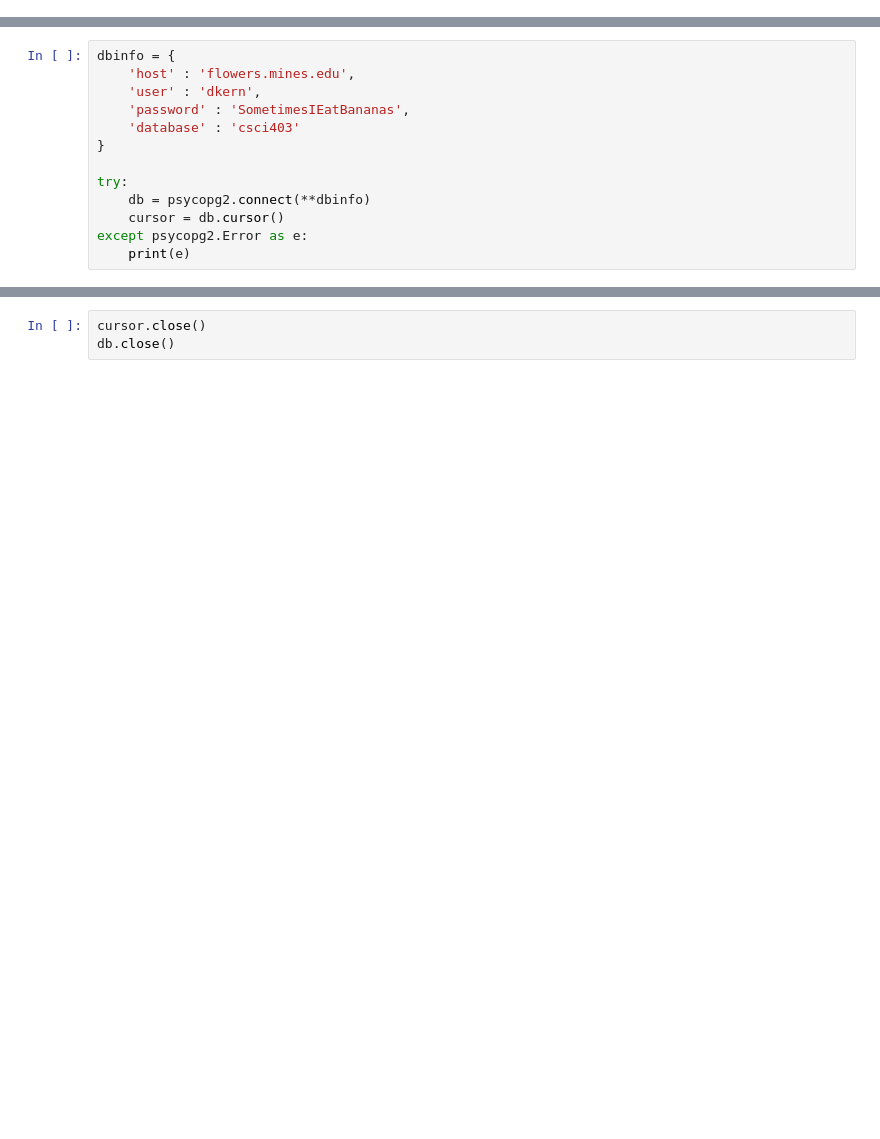
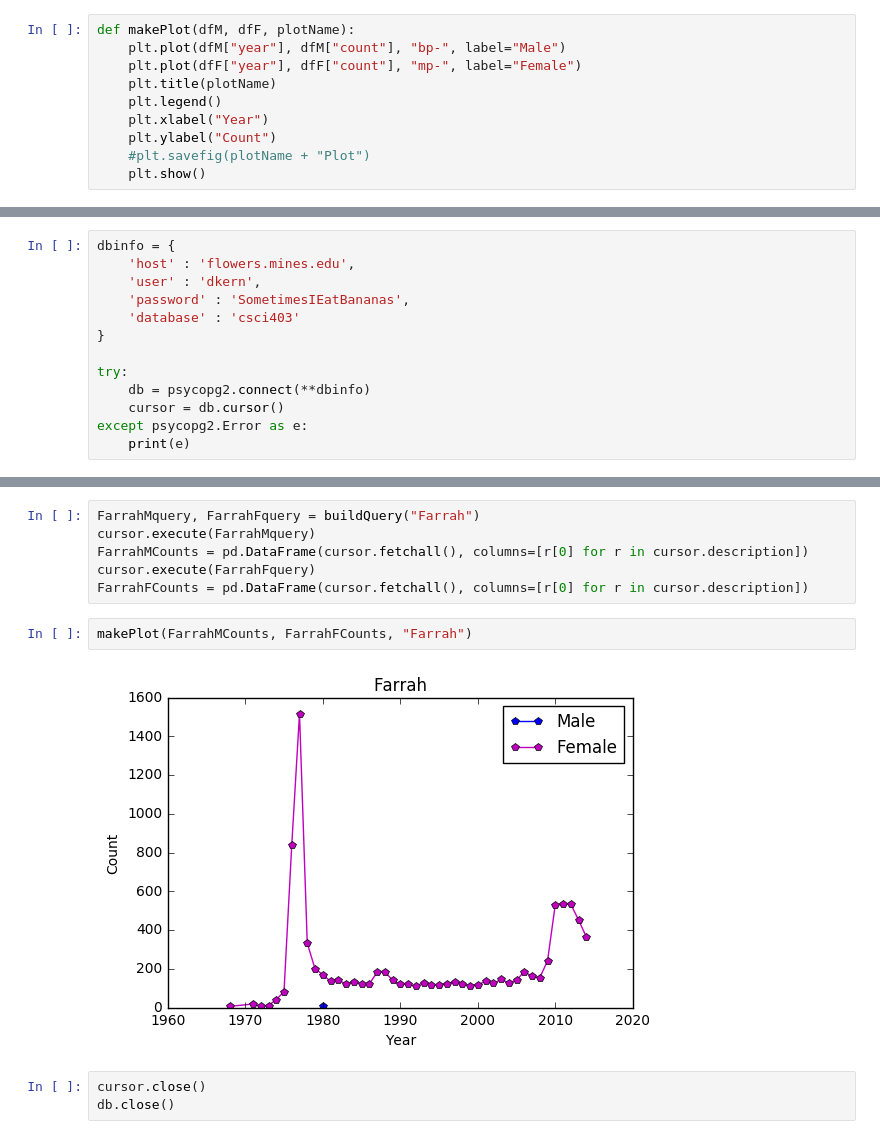
Before and after one commit to hannabarr/DatabasesFinalProject, a Jupyter notebook: FinalProject.ipynb, the cells around one changed output, grey strips where cells are left out. Saved outputs shown, nothing was run; the diff lists cells and outputs as text; blank space fills up the shorter version.

Commit message:
Made functions in notebook for query and plotting

```diff
--- a/FinalProject.ipynb
+++ b/FinalProject.ipynb
@@ -7,3 +7,13 @@ import psycopg2
 from IPython.display import display
 
 %matplotlib inline
+# %%
+def makePlot(dfM, dfF, plotName):
+    plt.plot(dfM["year"], dfM["count"], "bp-", label="Male")
+    plt.plot(dfF["year"], dfF["count"], "mp-", label="Female")
+    plt.title(plotName)
+    plt.legend()
+    plt.xlabel("Year")
+    plt.ylabel("Count")
+    #plt.savefig(plotName + "Plot")
+    plt.show()
@@ -40,3 +49,13 @@ plt.show()
+# %%
+FarrahMquery, FarrahFquery = buildQuery("Farrah")
+cursor.execute(FarrahMquery)
+FarrahMCounts = pd.DataFrame(cursor.fetchall(), columns=[r[0] for r in cursor.description])
+cursor.execute(FarrahFquery)
+FarrahFCounts = pd.DataFrame(cursor.fetchall(), columns=[r[0] for r in cursor.description])
+# %%
+makePlot(FarrahMCounts, FarrahFCounts, "Farrah")
+# %% [output]
+[figure, added]
 # %%
 cursor.close()
 db.close()
```
Also changed, not shown: parts of 3 cells of this notebook.
